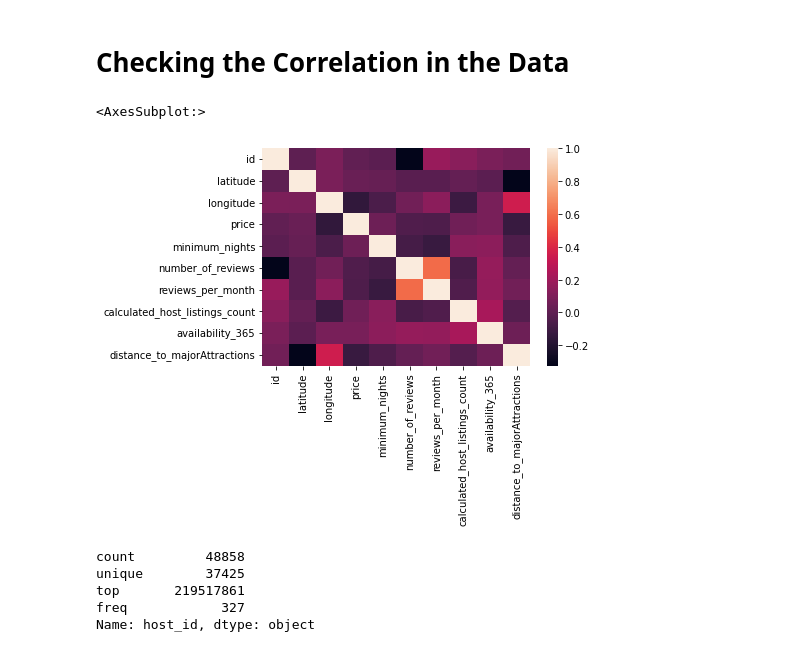
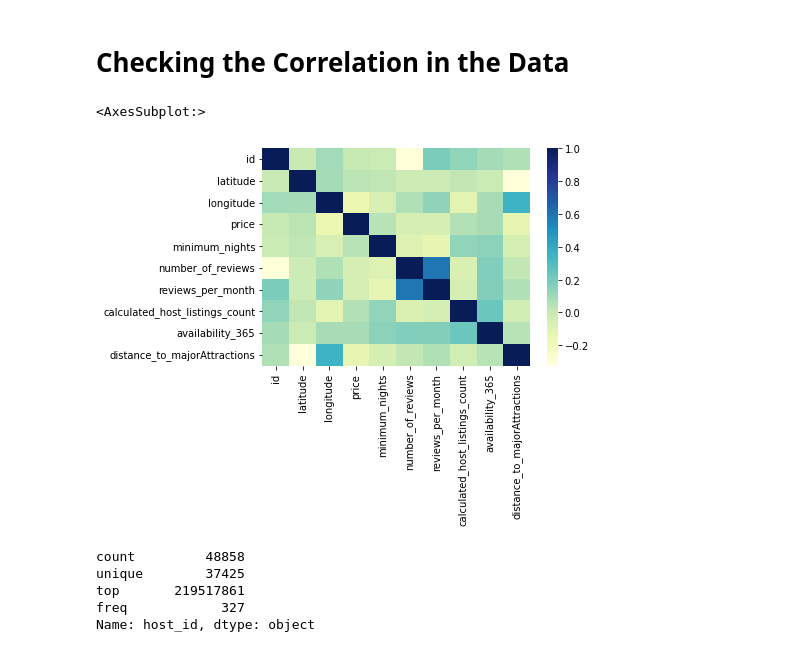
Before and after one commit to KunalSharma2001/Data-Analysis-Projects, a Jupyter notebook: NYC_Airbnb_DataAnalysis.ipynb, the cells around one changed output. Saved outputs shown, nothing was run; the diff lists cells and outputs as text; code cells hidden in the pictures.

```diff
--- a/NYC_Airbnb_DataAnalysis.ipynb
+++ b/NYC_Airbnb_DataAnalysis.ipynb
@@ -365,10 +368,10 @@ nyc_logs['distance_to_majorAttractions'] = nyc_logs['distance_to_majorAttraction
 # %% [markdown]
 # **Checking the Correlation in the Data**
 # %%
-sns.heatmap(nyc_logs.corr())
+sns.heatmap(nyc_logs.corr(),cmap="YlGnBu")
 # %% [output]
 <AxesSubplot:>
-[figure, old version]
+[figure, new version]
 # %%
 nyc_logs['host_id'].describe()
 # %% [output]
```
Also changed, not shown: parts of 15 cells of this notebook.
